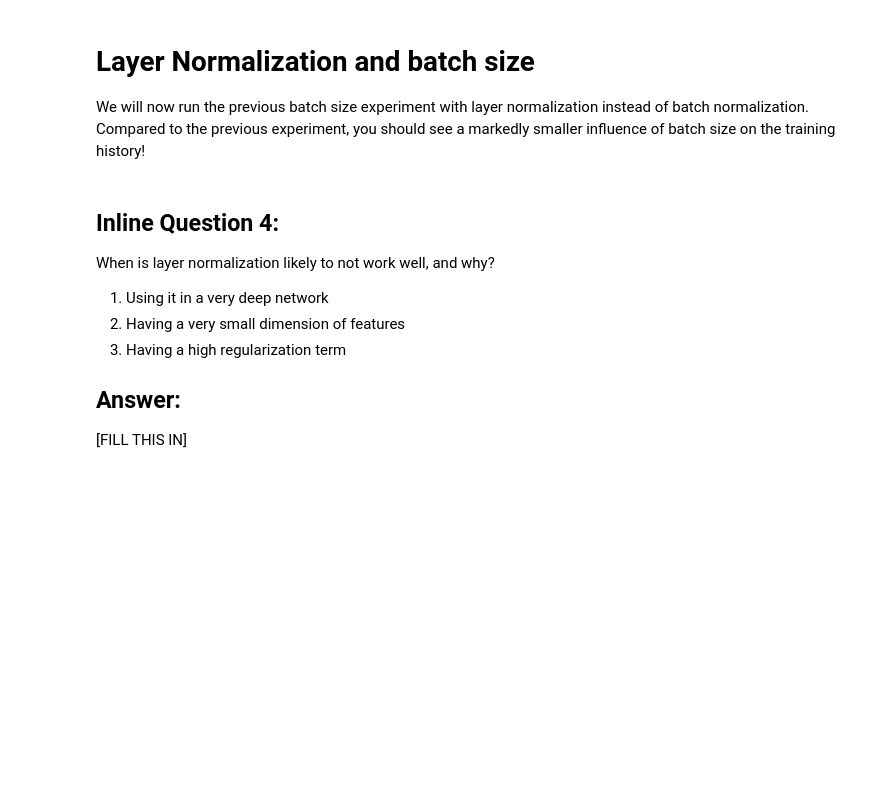
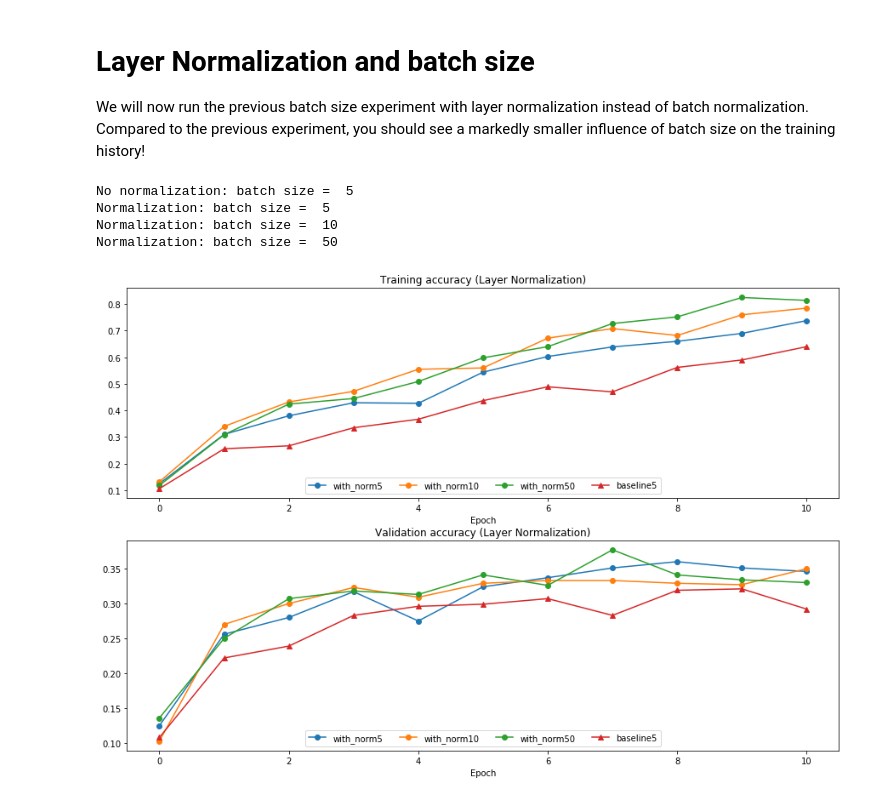
Before and after one commit to atthewmay/Stanford-cs231n-homework, a Jupyter notebook: assignment2/BatchNormalization.ipynb, the cells around one changed output. Cells and saved outputs as stored; diff of their text form; code cells hidden in the pictures; blank space fills up the shorter version.

Commit message:
finished BatchNorm!

```diff
--- a/assignment2/BatchNormalization.ipynb
+++ b/assignment2/BatchNormalization.ipynb
@@ -531,7 +531,7 @@ We will now run a small experiment to study the interaction of batch normalizati
 
 The first cell will train 6-layer networks both with and without batch normalization using different batch sizes. The second layer will plot training accuracy and validation set accuracy over time.
 # %%
-def run_batchsize_experiments(normalization_mode):
+def run_batchsize_experiments(normalization_mode,test=False):
     np.random.seed(231)
     # Try training a very deep net with batchnorm
     hidden_dims = [100, 100, 100, 100, 100]
@@ -548,16 +548,17 @@ def run_batchsize_experiments(normalization_mode):
     lr = 10**(-3.5)
     solver_bsize = batch_sizes[0]
 
-    print('No normalization: batch size = ',solver_bsize)
-    model = FullyConnectedNet(hidden_dims, weight_scale=weight_scale, normalization=None)
-    solver = Solver(model, small_data,
-                    num_epochs=n_epochs, batch_size=solver_bsize,
-                    update_rule='adam',
-                    optim_config={
-                      'learning_rate': lr,
-                    },
-                    verbose=False)
-    solver.train()
+    if test == False:
+        print('No normalization: batch size = ',solver_bsize)
+        model = FullyConnectedNet(hidden_dims, weight_scale=weight_scale, normalization=None)
+        solver = Solver(model, small_data,
+                        num_epochs=n_epochs, batch_size=solver_bsize,
+                        update_rule='adam',
+                        optim_config={
+                          'learning_rate': lr,
+                        },
+                        verbose=False)
+        solver.train()
 
     bn_solvers = []
     for i in range(len(batch_sizes)):
@@ -706,25 +726,20 @@ print('dbeta error: ', rel_error(db_num, dbeta))
 
 We will now run the previous batch size experiment with layer normalization instead of batch normalization. Compared to the previous experiment, you should see a markedly smaller influence of batch size on the training history!
 # %%
-ln_solvers_bsize, solver_bsize, batch_sizes = run_batchsize_experiments('layernorm')
+ln_solvers_bsize, solver_bsize, batch_sizes = run_batchsize_experiments('layernorm',test=False)
 
 plt.subplot(2, 1, 1)
 plot_training_history('Training accuracy (Layer Normalization)','Epoch', solver_bsize, ln_solvers_bsize, \
                       lambda x: x.train_acc_history, bl_marker='-^', bn_marker='-o', labels=batch_sizes)
 plt.subplot(2, 1, 2)
 plot_training_history('Validation accuracy (Layer Normalization)','Epoch', solver_bsize, ln_solvers_bsize, \
                       lambda x: x.val_acc_history, bl_marker='-^', bn_marker='-o', labels=batch_sizes)
 
 plt.gcf().set_size_inches(15, 10)
 plt.show()
+# %% [output]
+No normalization: batch size =  5
+Normalization: batch size =  5
+Normalization: batch size =  10
+Normalization: batch size =  50
+[figure, added]
-# %% [markdown]
-## Inline Question 4:
-When is layer normalization likely to not work well, and why?
-
-1. Using it in a very deep network
-2. Having a very small dimension of features
-3. Having a high regularization term
-
-
-## Answer:
-[FILL THIS IN]
```
Also changed, not shown: parts of 5 cells of this notebook, 2 other files.
